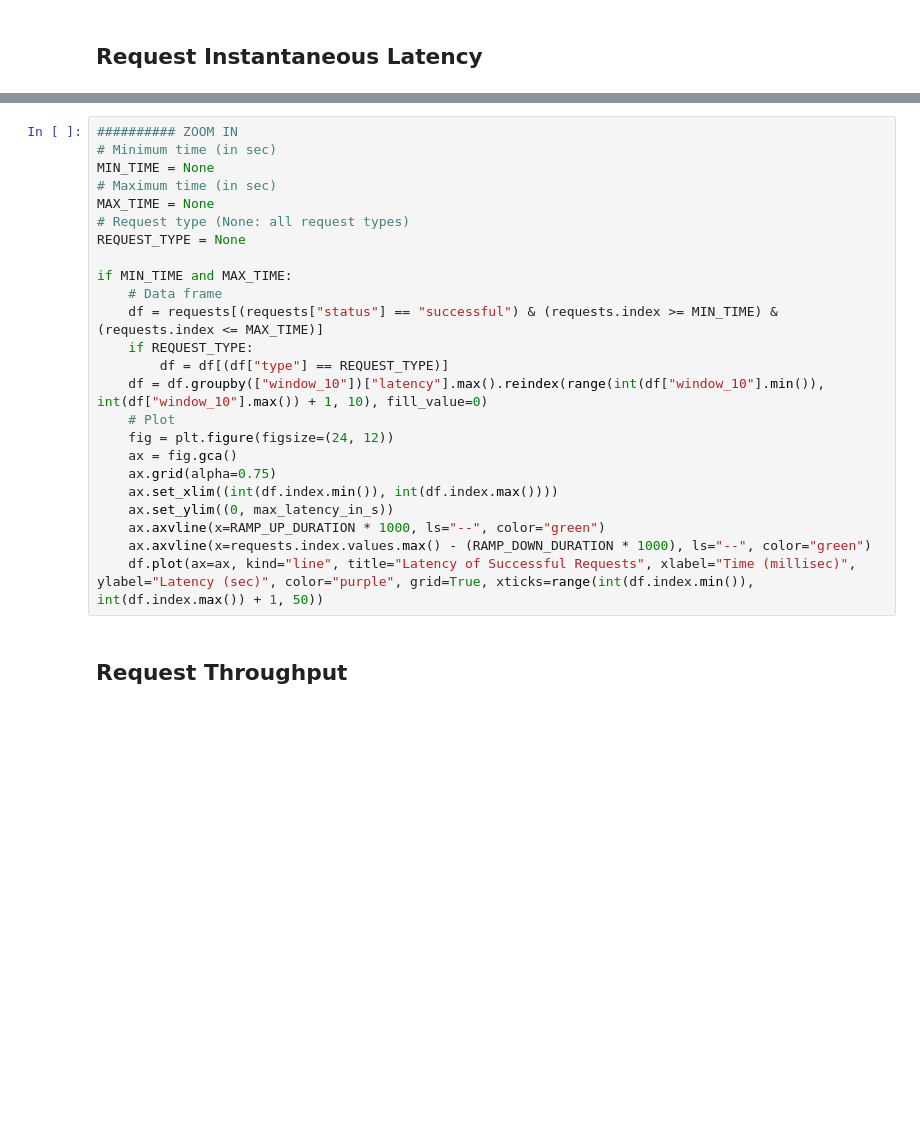
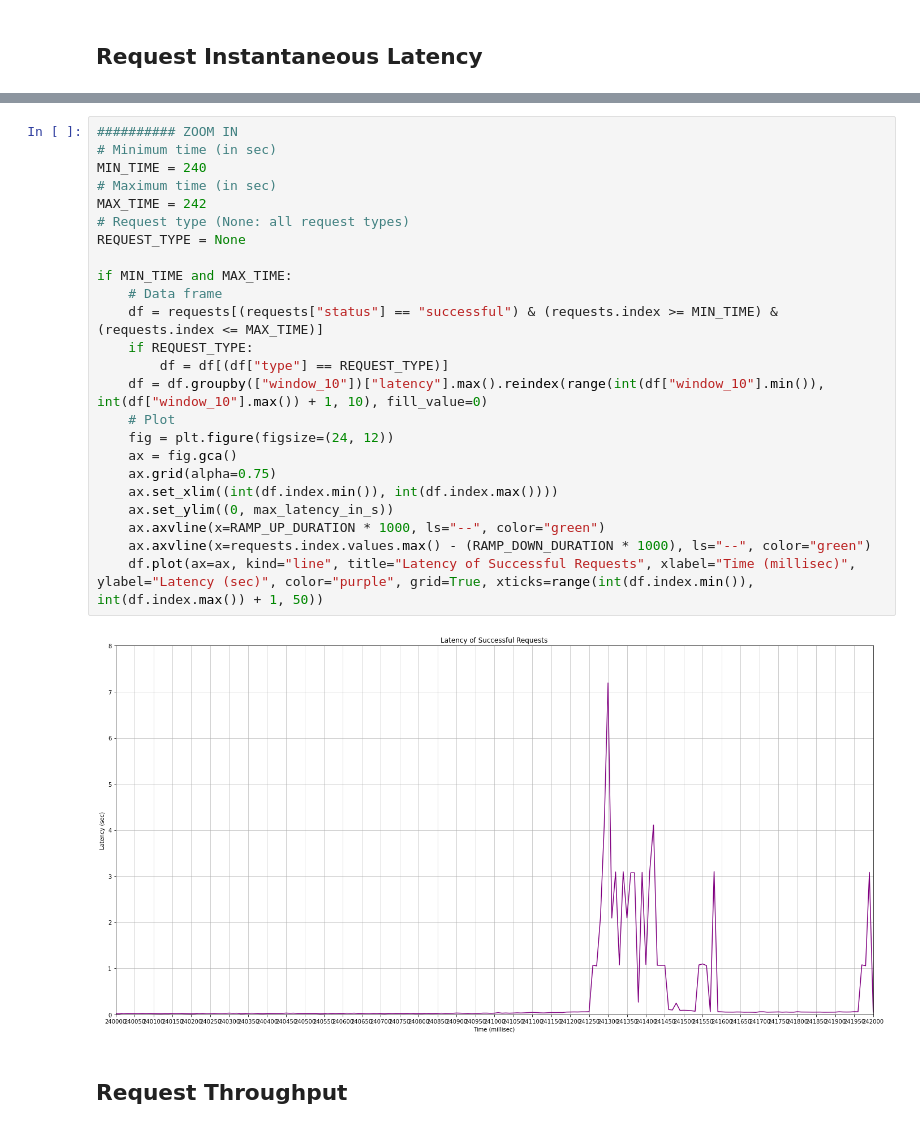
Before and after one commit to unkemptArc99/BuzzBlogBenchmark-1, a Jupyter notebook: analysis/notebooks/RequestLogAnalysis.ipynb, the cells around one changed output, grey strips where cells are left out. Cells and saved outputs as stored; diff of their text form; blank space fills up the shorter version.

```diff
--- a/analysis/notebooks/RequestLogAnalysis.ipynb
+++ b/analysis/notebooks/RequestLogAnalysis.ipynb
@@ -154,27 +175,29 @@ df.plot(ax=ax, kind="line", title="Latency of Successful Requests", xlabel="Time
 # %%
 ########## ZOOM IN
 # Minimum time (in sec)
-MIN_TIME = None
+MIN_TIME = 240
 # Maximum time (in sec)
-MAX_TIME = None
+MAX_TIME = 242
 # Request type (None: all request types)
 REQUEST_TYPE = None
 
 if MIN_TIME and MAX_TIME:
     # Data frame
     df = requests[(requests["status"] == "successful") & (requests.index >= MIN_TIME) & (requests.index <= MAX_TIME)]
     if REQUEST_TYPE:
         df = df[(df["type"] == REQUEST_TYPE)]
     df = df.groupby(["window_10"])["latency"].max().reindex(range(int(df["window_10"].min()), int(df["window_10"].max()) + 1, 10), fill_value=0)
     # Plot
     fig = plt.figure(figsize=(24, 12))
     ax = fig.gca()
     ax.grid(alpha=0.75)
     ax.set_xlim((int(df.index.min()), int(df.index.max())))
     ax.set_ylim((0, max_latency_in_s))
     ax.axvline(x=RAMP_UP_DURATION * 1000, ls="--", color="green")
     ax.axvline(x=requests.index.values.max() - (RAMP_DOWN_DURATION * 1000), ls="--", color="green")
     df.plot(ax=ax, kind="line", title="Latency of Successful Requests", xlabel="Time (millisec)", ylabel="Latency (sec)", color="purple", grid=True, xticks=range(int(df.index.min()), int(df.index.max()) + 1, 50))
+# %% [output]
+[figure, added]
 # %% [markdown]
 ## Request Throughput
 # %%
```
Also changed, not shown: parts of 10 cells of this notebook, 7 other files.
